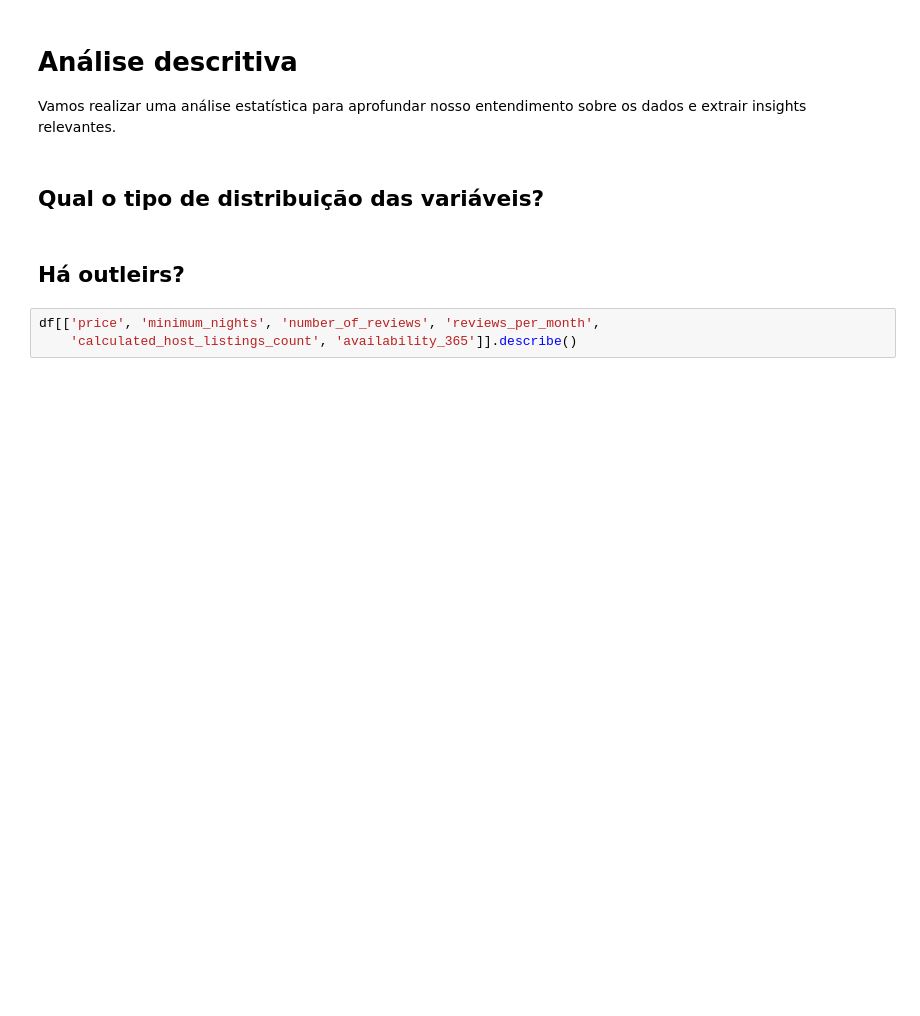
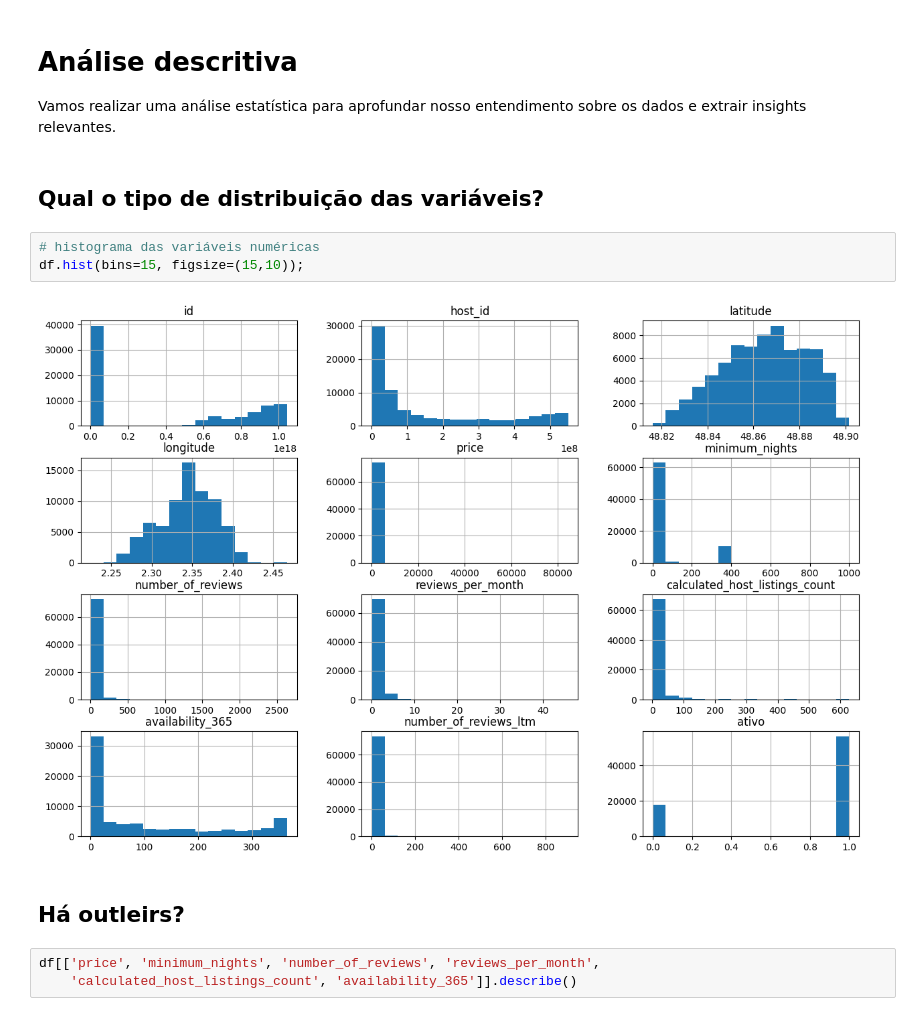
Before and after one commit to SarahFeanor/Airbnb_Paris_EDA_Project_ADATech, a Jupyter notebook: Projeto_Grupo2_Turma_1102.ipynb, the cells around one changed output. Drawn from its saved outputs; the diff is of its cells as text; blank space fills up the shorter version.

```diff
--- a/Projeto_Grupo2_Turma_1102.ipynb
+++ b/Projeto_Grupo2_Turma_1102.ipynb
@@ -419,6 +411,11 @@ df_emAtividade.groupby(by='neighbourhood').count().id.plot(kind='bar', xlabel='b
 Vamos realizar uma análise estatística para aprofundar nosso entendimento sobre os dados e extrair insights relevantes.
 # %% [markdown]
 ##  **Qual o tipo de distribuição das variáveis?**
+# %%
+# histograma das variáveis numéricas
+df.hist(bins=15, figsize=(15,10));
+# %% [output]
+[figure, added]
 # %% [markdown]
 ## **Há outleirs?**
 # %%
```
Also changed, not shown: parts of 7 cells of this notebook.
